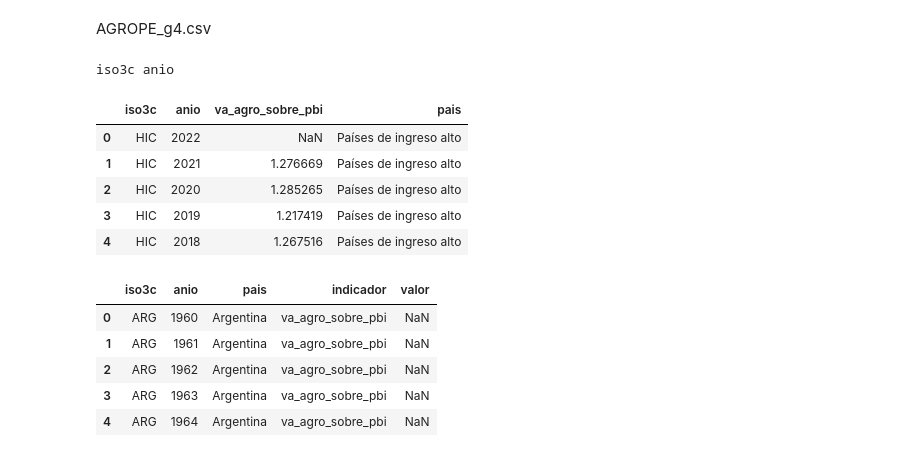
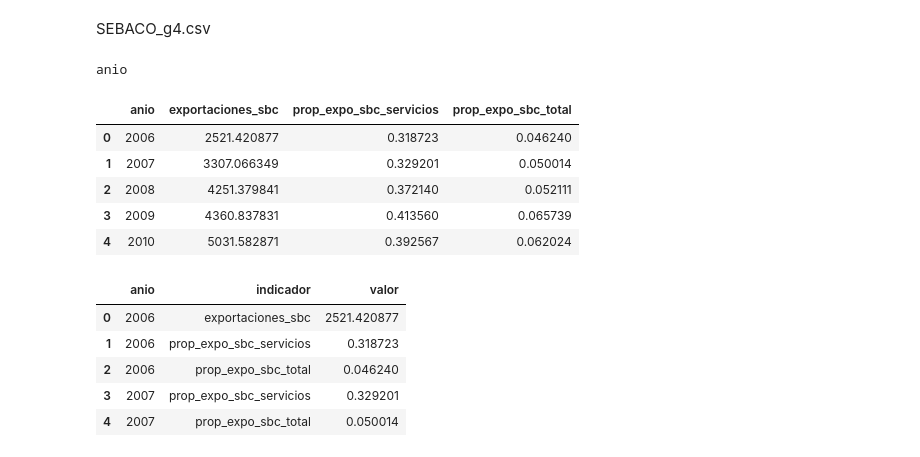
Before and after one commit to Ignacio-Ibarra/argendata-qa, a Jupyter notebook: tools/analysis.ipynb, the cells around one changed output. Saved outputs shown, nothing was run; the diff lists cells and outputs as text; code cells hidden in the pictures.

```diff
--- a/tools/analysis.ipynb
+++ b/tools/analysis.ipynb
@@ -26,8 +26,10 @@ def gsheet_download_csv(id: str, target: str, url_template="https://docs.google.
     return urllib.request.urlretrieve(url, target)
 
 gsheet_download_csv('1UyfAnRCes0OAOUR0aARfkfegTsUl4Puw', 'nomenclador.csv')
-paises = pd.read_csv('./nomenclador.csv')
-pais = {k:v for k,v in paises[['codigo_fundar', 'desc_fundar']].iloc}
+nomenclador = pd.read_csv('./nomenclador.csv')
+pais = {k:v for k,v in nomenclador[['codigo_fundar', 'desc_fundar']].iloc}
+continentes = {k:v for k,v in nomenclador[['codigo_fundar', 'continente_fundar']].iloc}
+nivel_agregacion = {k:v for k,v in nomenclador[['codigo_fundar', 'nivel_agregacion']].iloc}
 codes_set = set(pais.keys())
 
 lista_cambios = []
@@ -391,7 +429,7 @@ exportar(_df)
 # %% [markdown]
-AGROPE_g4.csv
+SEBACO_g4.csv
 # %%
-SUBTOP = 'AGROPE'
+SUBTOP = 'CRECIM'
 entrega = 1
 folder = f"../output/{SUBTOP}{entrega}"
 grafico_n = 4
@@ -409,52 +447,52 @@ primary_keys = plantilla_slice.variable_nombre[plantilla_slice.primary_key].uniq
 print(*primary_keys)
 df.head()
 # %% [output]
-iso3c anio
+anio
-|  | iso3c | anio | va_agro_sobre_pbi | pais |
-| 0 | HIC | 2022 | NaN | Países de ingreso alto |
-| 1 | HIC | 2021 | 1.276669 | Países de ingreso alto |
-| 2 | HIC | 2020 | 1.285265 | Países de ingreso alto |
-| 3 | HIC | 2019 | 1.217419 | Países de ingreso alto |
-| 4 | HIC | 2018 | 1.267516 | Países de ingreso alto |
+|  | anio | exportaciones_sbc | prop_expo_sbc_servicios | prop_expo_sbc_total |
+| 0 | 2006 | 2521.420877 | 0.318723 | 0.046240 |
+| 1 | 2007 | 3307.066349 | 0.329201 | 0.050014 |
+| 2 | 2008 | 4251.379841 | 0.372140 | 0.052111 |
+| 3 | 2009 | 4360.837831 | 0.413560 | 0.065739 |
+| 4 | 2010 | 5031.582871 | 0.392567 | 0.062024 |
 # %%
 drop = drop_colx
 to_long = wide_to_longx
 renombrar = rename_colsx
 nomenclar_paises = partial(normalize_countriesx, map=pais)
 replace = replace_valuex
 sort = sort_vals_ascx
 exportar = lambda df: exportar_definitivo(archivo=archivo, folder=folder, df=df, nuevo_nombre=None)
 
 
 
 pipeline = chain(
-    nomenclar_paises(code_col='iso3c', new_col=None, desc_col='pais'),
+    #nomenclar_paises(code_col='iso3c', new_col=None, desc_col='pais'),
     # drop(col="countryname"),
-    to_long(primary_keys + ['pais']),
+    to_long(primary_keys),
     sort(primary_keys),
     # renombrar({'iso3': 'cod_fundar','time':'anio'}),
     # replace(col='pov_type', curr_value='with_transfers', new_value='Con transferencias'),
     # replace(col='pov_type', curr_value='without_transfers', new_value='Sin transferencias'),
     # replace(col='pov_type', curr_value='difference', new_value='Diferencia')
     # drop('region_name'),
     # renombrar({'time': 'anio'}),
     # nomenclar_paises(code_col='cod_area', new_col="desc_area"),
     #renombrar({'iso3': 'pais'}),
 
 )
 
 _df = pipeline(df)
 
 diccionario_cambios[archivo] = lista_cambios.copy()
 
 _df.head()
 # %% [output]
-|  | iso3c | anio | pais | indicador | valor |
-| 0 | ARG | 1960 | Argentina | va_agro_sobre_pbi | NaN |
-| 1 | ARG | 1961 | Argentina | va_agro_sobre_pbi | NaN |
-| 2 | ARG | 1962 | Argentina | va_agro_sobre_pbi | NaN |
-| 3 | ARG | 1963 | Argentina | va_agro_sobre_pbi | NaN |
-| 4 | ARG | 1964 | Argentina | va_agro_sobre_pbi | NaN |
+|  | anio | indicador | valor |
+| 0 | 2006 | exportaciones_sbc | 2521.420877 |
+| 1 | 2006 | prop_expo_sbc_servicios | 0.318723 |
+| 2 | 2006 | prop_expo_sbc_total | 0.046240 |
+| 3 | 2007 | prop_expo_sbc_servicios | 0.329201 |
+| 4 | 2007 | prop_expo_sbc_total | 0.050014 |
 # %%
 diccionario_cambios
 # %% [output]
```
Also changed, not shown: parts of 186 cells of this notebook, 2 other files.
